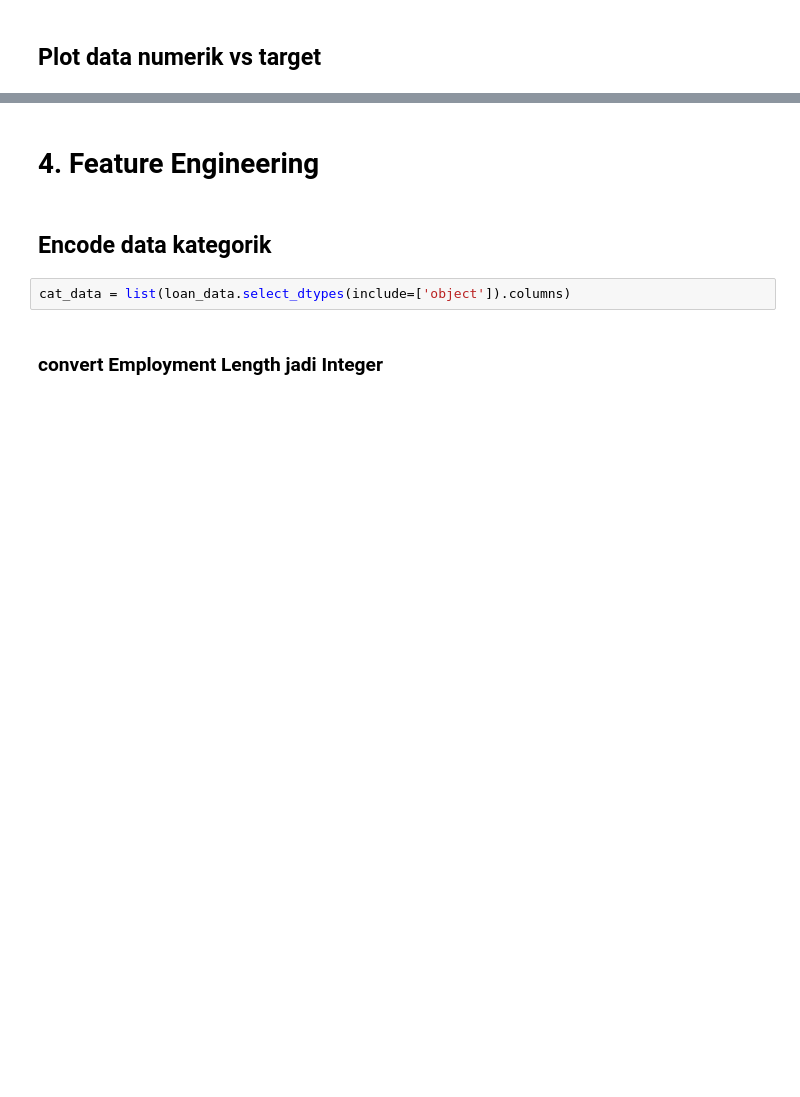
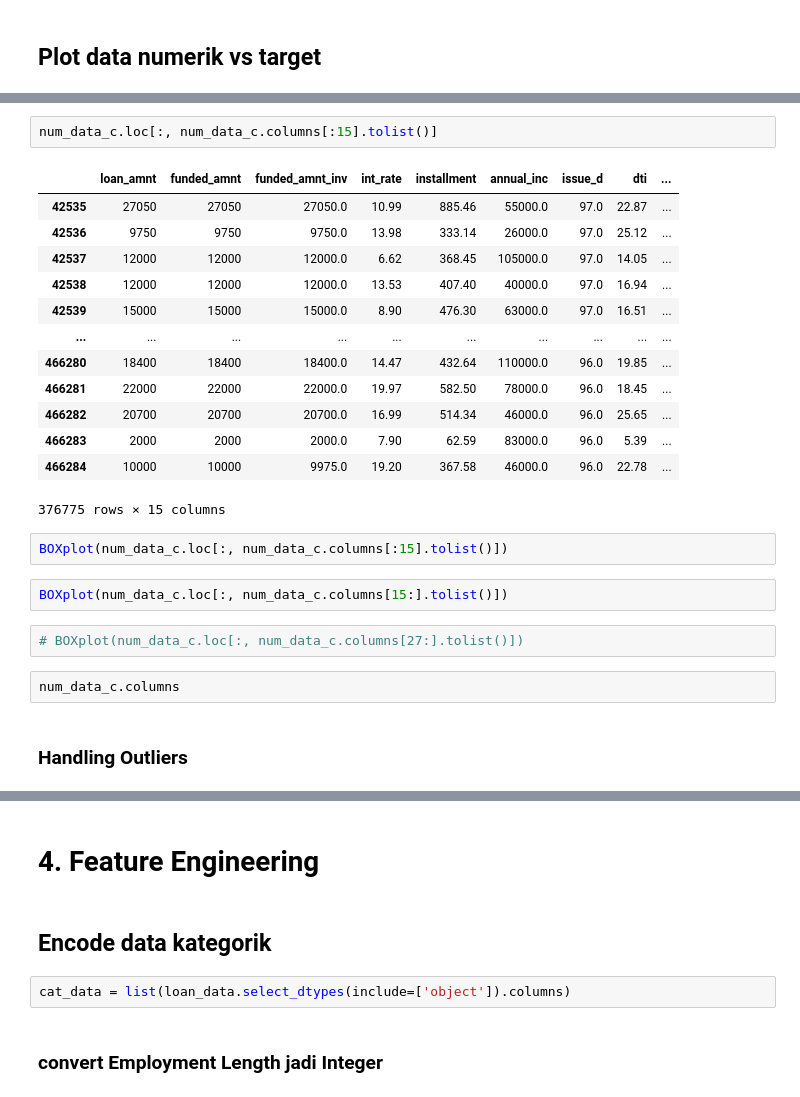
Before and after one commit to RaynoldPanjiZ/rakamin-id-x_partner, a Jupyter notebook: submition_rakamin.ipynb, the cells around one changed output, grey strips where cells are left out. Saved outputs shown, nothing was run; the diff lists cells and outputs as text; blank space fills up the shorter version.

```diff
--- a/submition_rakamin.ipynb
+++ b/submition_rakamin.ipynb
@@ -865,0 +1157,26 @@ Expected end of text, found '$'  (at char 1), (line:1, col:2)
+# %%
+num_data_c.loc[:, num_data_c.columns[:15].tolist()]
+# %% [output]
+|  | loan_amnt | funded_amnt | funded_amnt_inv | int_rate | installment | annual_inc | issue_d | dti | ... |
+| 42535 | 27050 | 27050 | 27050.0 | 10.99 | 885.46 | 55000.0 | 97.0 | 22.87 | ... |
+| 42536 | 9750 | 9750 | 9750.0 | 13.98 | 333.14 | 26000.0 | 97.0 | 25.12 | ... |
+| 42537 | 12000 | 12000 | 12000.0 | 6.62 | 368.45 | 105000.0 | 97.0 | 14.05 | ... |
+| 42538 | 12000 | 12000 | 12000.0 | 13.53 | 407.40 | 40000.0 | 97.0 | 16.94 | ... |
+| 42539 | 15000 | 15000 | 15000.0 | 8.90 | 476.30 | 63000.0 | 97.0 | 16.51 | ... |
+| ... | ... | ... | ... | ... | ... | ... | ... | ... | ... |
+| 466280 | 18400 | 18400 | 18400.0 | 14.47 | 432.64 | 110000.0 | 96.0 | 19.85 | ... |
+| 466281 | 22000 | 22000 | 22000.0 | 19.97 | 582.50 | 78000.0 | 96.0 | 18.45 | ... |
+| 466282 | 20700 | 20700 | 20700.0 | 16.99 | 514.34 | 46000.0 | 96.0 | 25.65 | ... |
+| 466283 | 2000 | 2000 | 2000.0 | 7.90 | 62.59 | 83000.0 | 96.0 | 5.39 | ... |
+| 466284 | 10000 | 10000 | 9975.0 | 19.20 | 367.58 | 46000.0 | 96.0 | 22.78 | ... |
+376775 rows × 15 columns
+# %%
+BOXplot(num_data_c.loc[:, num_data_c.columns[:15].tolist()])
+# %%
+BOXplot(num_data_c.loc[:, num_data_c.columns[15:].tolist()])
+# %%
+# BOXplot(num_data_c.loc[:, num_data_c.columns[27:].tolist()])
+# %%
+num_data_c.columns
+# %% [markdown]
+### Handling Outliers
```
Also changed, not shown: parts of 50 cells of this notebook.
